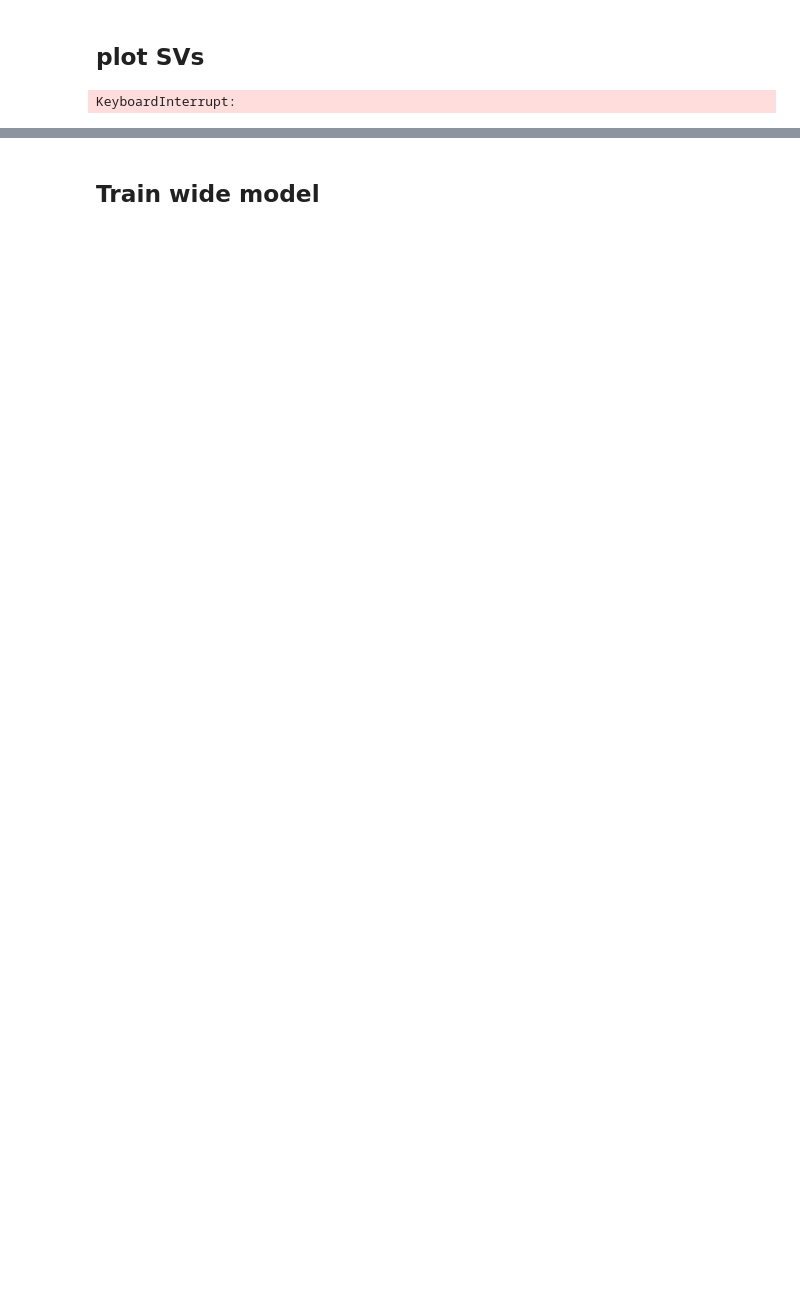
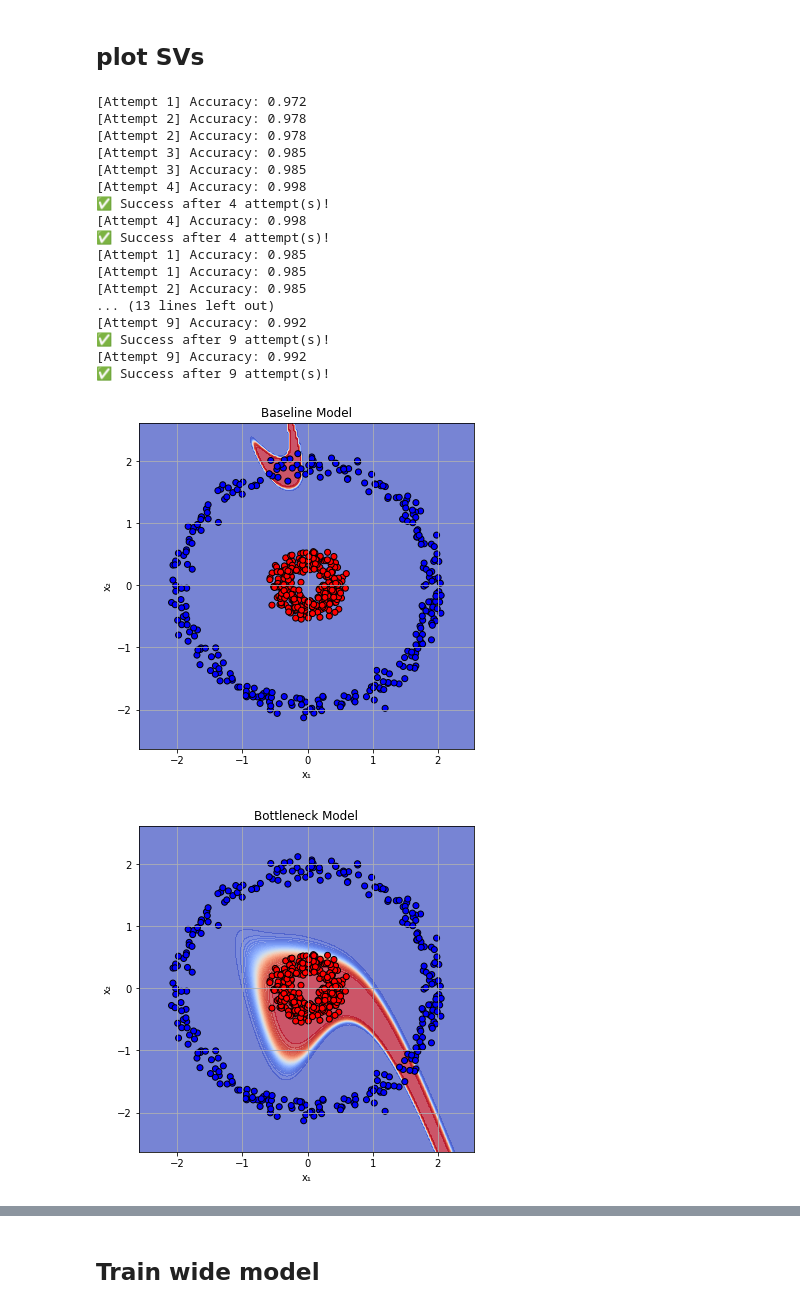
Before and after one commit to twoehrer/embedding, a Jupyter notebook: feedforwardexample.ipynb, the cells around one changed output, grey strips where cells are left out. Cells and saved outputs as stored; diff of their text form; code cells hidden in the pictures; blank space fills up the shorter version.

```diff
--- a/feedforwardexample.ipynb
+++ b/feedforwardexample.ipynb
@@ -211,22 +217,40 @@ def plot_singular_values(model, title=''):
 # %%
 # Train both models
 model_base, acc_base, losses_base = train_until_threshold(
     FFnet, X_train, y_train, X_test, y_test,
-    max_retries=20, threshold=0.99,
+    max_retries=20, threshold=0.95,
     depth=15, width=2, bottleneck=False, activation='tanh'
 )
 
 model_bottleneck, acc_bottleneck, losses_bottleneck = train_until_threshold(
     FFnet, X_train, y_train, X_test, y_test,
-    max_retries=10, threshold=0.99,
+    max_retries=10, threshold=0.95,
     depth=15, width=2, bottleneck=True, activation='tanh'
 )
 
 # Plot decision boundaries
 plot_decision_boundary(model_base, X_test.numpy(), y_test.numpy(), title="Baseline Model")
 plot_decision_boundary(model_bottleneck, X_test.numpy(), y_test.numpy(), title="Bottleneck Model")
 # %% [output]
-KeyboardInterrupt:
+[Attempt 1] Accuracy: 0.972
+[Attempt 2] Accuracy: 0.978
+[Attempt 2] Accuracy: 0.978
+[Attempt 3] Accuracy: 0.985
+[Attempt 3] Accuracy: 0.985
+[Attempt 4] Accuracy: 0.998
+✅ Success after 4 attempt(s)!
+[Attempt 4] Accuracy: 0.998
+✅ Success after 4 attempt(s)!
+[Attempt 1] Accuracy: 0.985
+[Attempt 1] Accuracy: 0.985
+[Attempt 2] Accuracy: 0.985
+... (13 lines left out)
+[Attempt 9] Accuracy: 0.992
+✅ Success after 9 attempt(s)!
+[Attempt 9] Accuracy: 0.992
+✅ Success after 9 attempt(s)!
+[figure, added]
+[figure, added]
 # %%
 
 # Plot activation heatmaps
```
Also changed, not shown: parts of 7 cells of this notebook, 6 other files.
